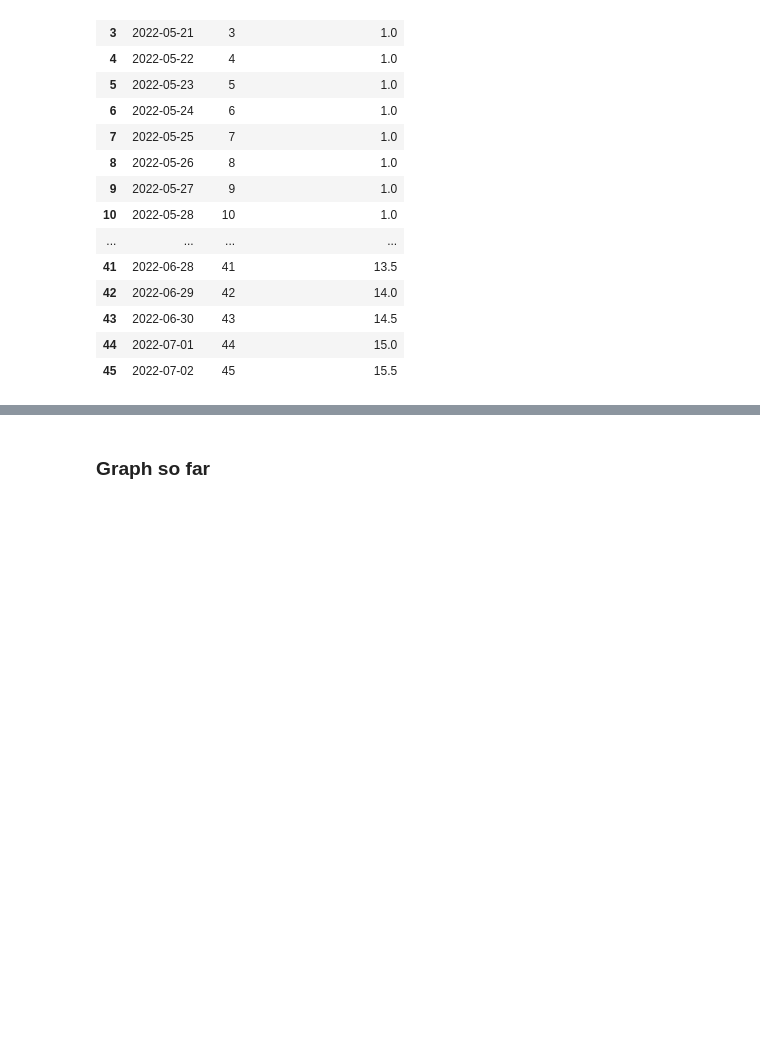
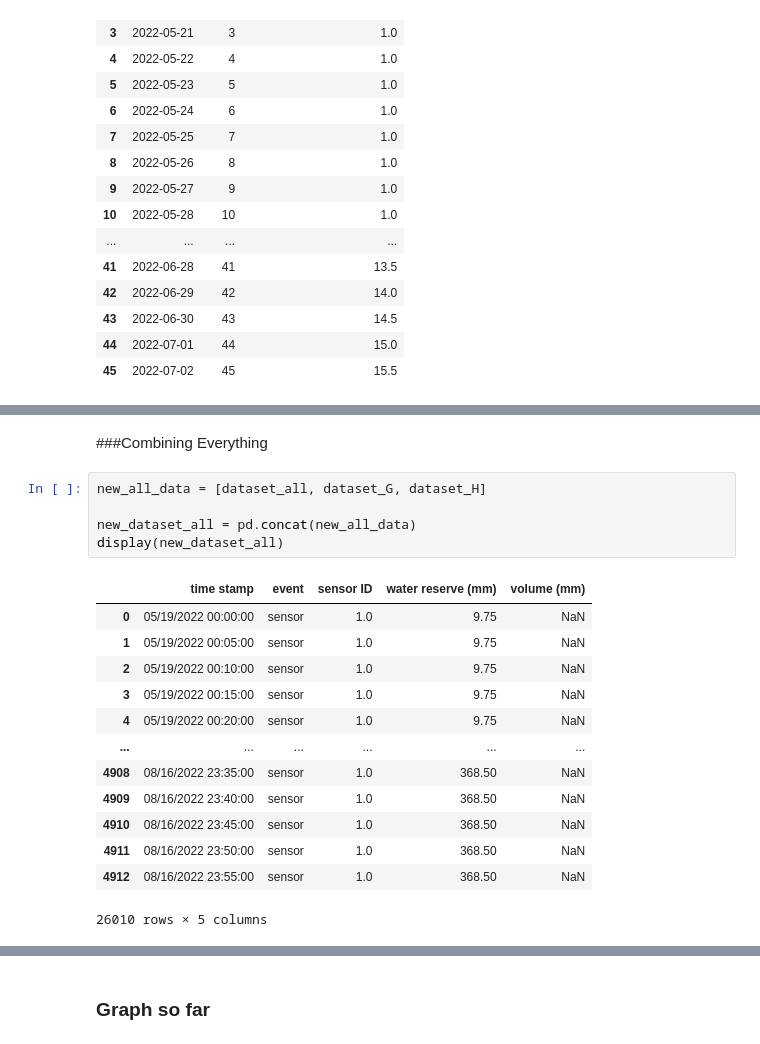
Before and after one commit to tif03/Plant-Growth-and-Water-Usage-Data-Analysis, a Jupyter notebook: stages_of_growth.ipynb, the cells around one changed output, grey strips where cells are left out. Cells and saved outputs as stored; diff of their text form; blank space fills up the shorter version.

```diff
--- a/stages_of_growth.ipynb
+++ b/stages_of_growth.ipynb
@@ -340,0 +627,21 @@ clean_dataset
+# %% [markdown]
+###Combining Everything
+# %%
+new_all_data = [dataset_all, dataset_G, dataset_H]
+
+new_dataset_all = pd.concat(new_all_data)
+display(new_dataset_all)
+# %% [output]
+|  | time stamp | event | sensor ID | water reserve (mm) | volume (mm) |
+| 0 | 05/19/2022 00:00:00 | sensor | 1.0 | 9.75 | NaN |
+| 1 | 05/19/2022 00:05:00 | sensor | 1.0 | 9.75 | NaN |
+| 2 | 05/19/2022 00:10:00 | sensor | 1.0 | 9.75 | NaN |
+| 3 | 05/19/2022 00:15:00 | sensor | 1.0 | 9.75 | NaN |
+| 4 | 05/19/2022 00:20:00 | sensor | 1.0 | 9.75 | NaN |
+| ... | ... | ... | ... | ... | ... |
+| 4908 | 08/16/2022 23:35:00 | sensor | 1.0 | 368.50 | NaN |
+| 4909 | 08/16/2022 23:40:00 | sensor | 1.0 | 368.50 | NaN |
+| 4910 | 08/16/2022 23:45:00 | sensor | 1.0 | 368.50 | NaN |
+| 4911 | 08/16/2022 23:50:00 | sensor | 1.0 | 368.50 | NaN |
+| 4912 | 08/16/2022 23:55:00 | sensor | 1.0 | 368.50 | NaN |
+26010 rows × 5 columns
```
Also changed, not shown: parts of 20 cells of this notebook.
